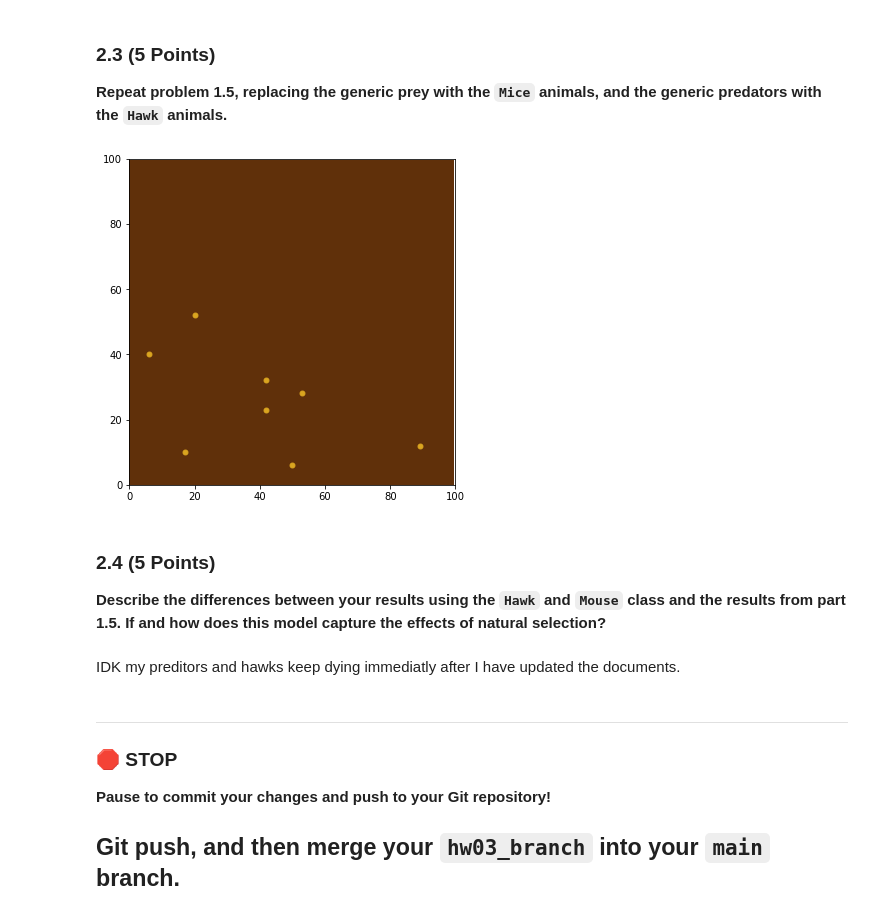
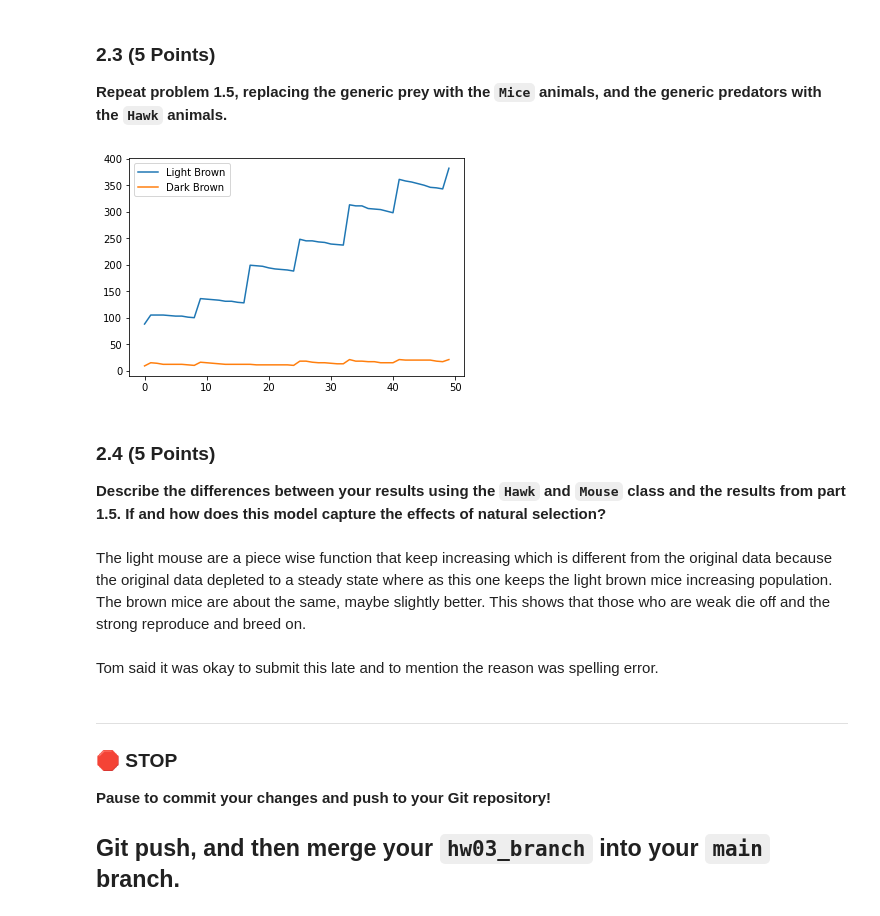
Before and after one commit to KollinBartz/CMSE202-s23-turnin, a Jupyter notebook: hw-03/HW3_ABMs_Bartz.ipynb, the cells around one changed output. Drawn from its saved outputs; the diff is of its cells as text; code cells hidden in the pictures.

Commit message:
Tom said this late turn in was okay, spelling error

```diff
--- a/hw-03/HW3_ABMs_Bartz.ipynb
+++ b/hw-03/HW3_ABMs_Bartz.ipynb
@@ -110,7 +110,7 @@ env.simulate(10)
 
 **Now add in a predator and let it evolve. Do you see the predator hunting the prey object?** Make sure to set the `ptype` to predator, and the `shape` and `color` to be something different from the prey you defined above (E.g., a shape of "P" and a color of "red".)
 # %%
-pred = aac.Animal_Agent(ptype = "Preditor", shape = "x", color = "blue")
+pred = aac.Animal_Agent(ptype = "Predator", shape = "x", color = "blue")
 env.add_agent(pred)
 env.simulate(20)
 # %% [output]
@@ -123,16 +123,19 @@ env.simulate(20)
 - **NOTE 1:** Make sure you add both male and female Prey, so they can `Procreate`.
 - **NOTE 2:** We recommend using the `simulate_plot_populations()` method, so you can monitor the growth/decline of populations.
 # %%
-for i in range(4):
+for i in range(100):
     if i%2 == 0:
         new_prey = aac.Animal_Agent()
         new_prey.set_allele(random.random()*2,random.random()*2)
-        new_pred = aac.Animal_Agent(ptype = "Preditor", shape = "x", color = "blue")
+        if i%15 == 0:
+            new_pred = aac.Animal_Agent(ptype = "Predator", shape = "x", color = "blue")
     else:
         new_prey = aac.Animal_Agent(sex = "F")
         new_prey.set_allele(random.random()*2,random.random()*2)
-        new_pred = aac.Animal_Agent(ptype = "Preditor", shape = "x", color = "blue")
+        if i%15 == 0:
+            new_pred = aac.Animal_Agent(ptype = "Predator", shape = "x", color = "blue")
     env.add_agent(new_prey)
-    env.add_agent(new_pred)
-env.simulate(20)
+    if i%15 == 0:
+        env.add_agent(new_pred)
+env.simulate_plot_populations(50)
 # %% [output]
@@ -233,26 +236,32 @@ class Hawk(aac.Animal_Agent):
 **Repeat problem 1.5, replacing the generic prey with the `Mice` animals, and the generic predators with the `Hawk` animals.**
 # %%
 #Write your code here
-for i in range(4):
+env = ev.Environment()
+for i in range(100):
     if i%2 == 0:
         new_prey = Mouse()
         new_prey.set_allele(random.random()*2,random.random()*2)
-        new_pred = Hawk(ptype = "Preditor", shape = "x", color = "blue")
+        if i%15 == 0:
+            new_pred = Hawk(ptype = "Predator", shape = "x", color = "blue")
     else:
         new_prey = Mouse(sex = "F")
         new_prey.set_allele(random.random()*2,random.random()*2)
-        new_pred = Hawk(ptype = "Preditor", shape = "x", color = "blue")
+        if i%15 == 0:
+            new_pred = Hawk(ptype = "Predator", shape = "x", color = "blue")
     env.add_agent(new_prey)
-    env.add_agent(new_pred)
-env.simulate(20)
+    if i%15 == 0:
+        env.add_agent(new_pred)
+env.simulate_plot_populations(50)
 # %% [output]
-[figure, old version]
+[figure, new version]
 # %% [markdown]
 ### 2.4 (5 Points)
 
 **Describe the differences between your results using the `Hawk` and `Mouse` class and the results from part 1.5. If and how does this model capture the effects of natural selection?**
-# %% [markdown]
-IDK my preditors and hawks keep dying immediatly after I have updated the documents.
+# %% [markdown]
+The light mouse are a piece wise function that keep increasing which is different from the original data because the original data depleted to a steady state where as this one keeps the light brown mice increasing population. The brown mice are about the same, maybe slightly better. This shows that those who are weak die off and the strong reproduce and breed on.
+# %% [markdown]
+Tom said it was okay to submit this late and to mention the reason was spelling error.
 # %% [markdown]
 ---
 ### &#128721; STOP
```
Also changed, not shown: parts of 8 cells of this notebook.
